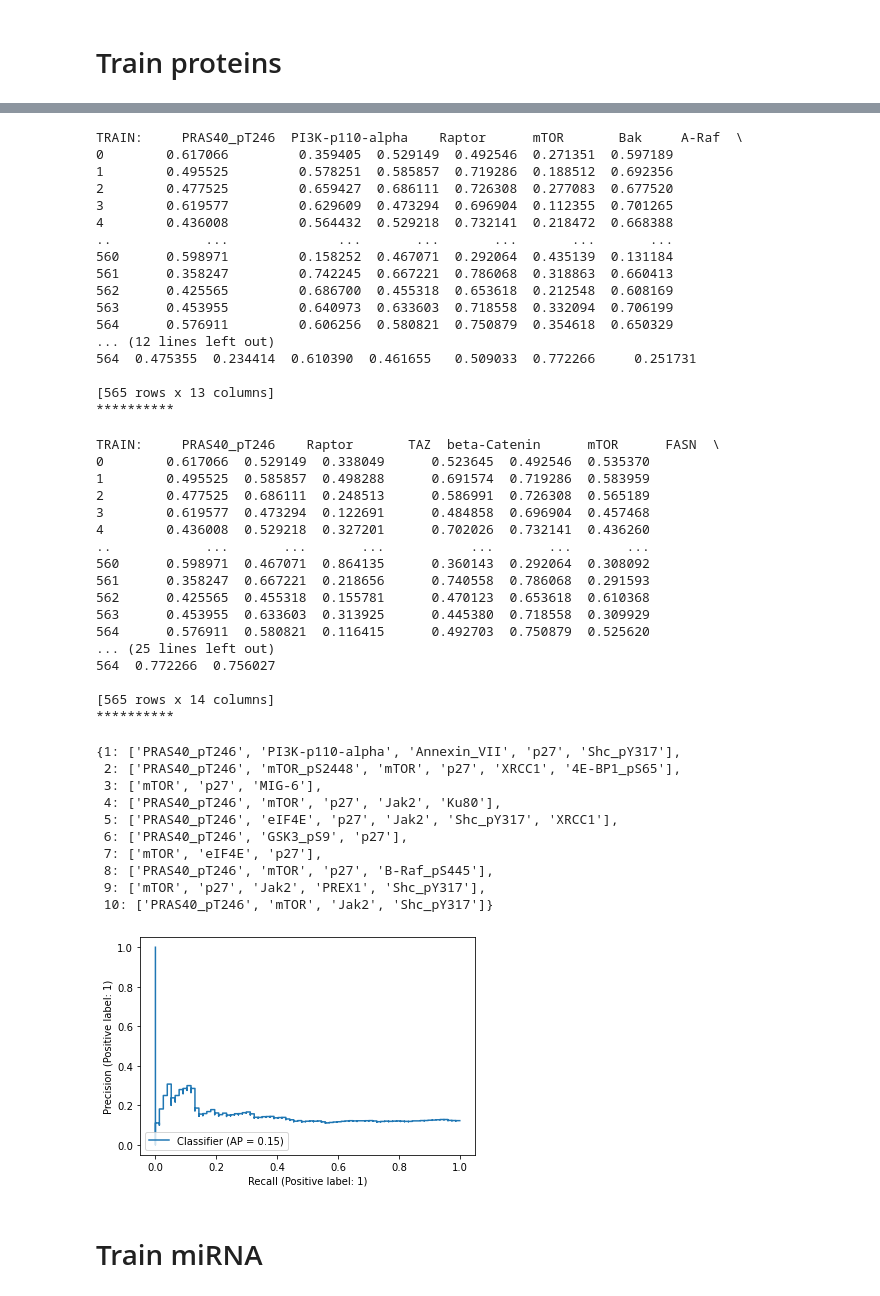
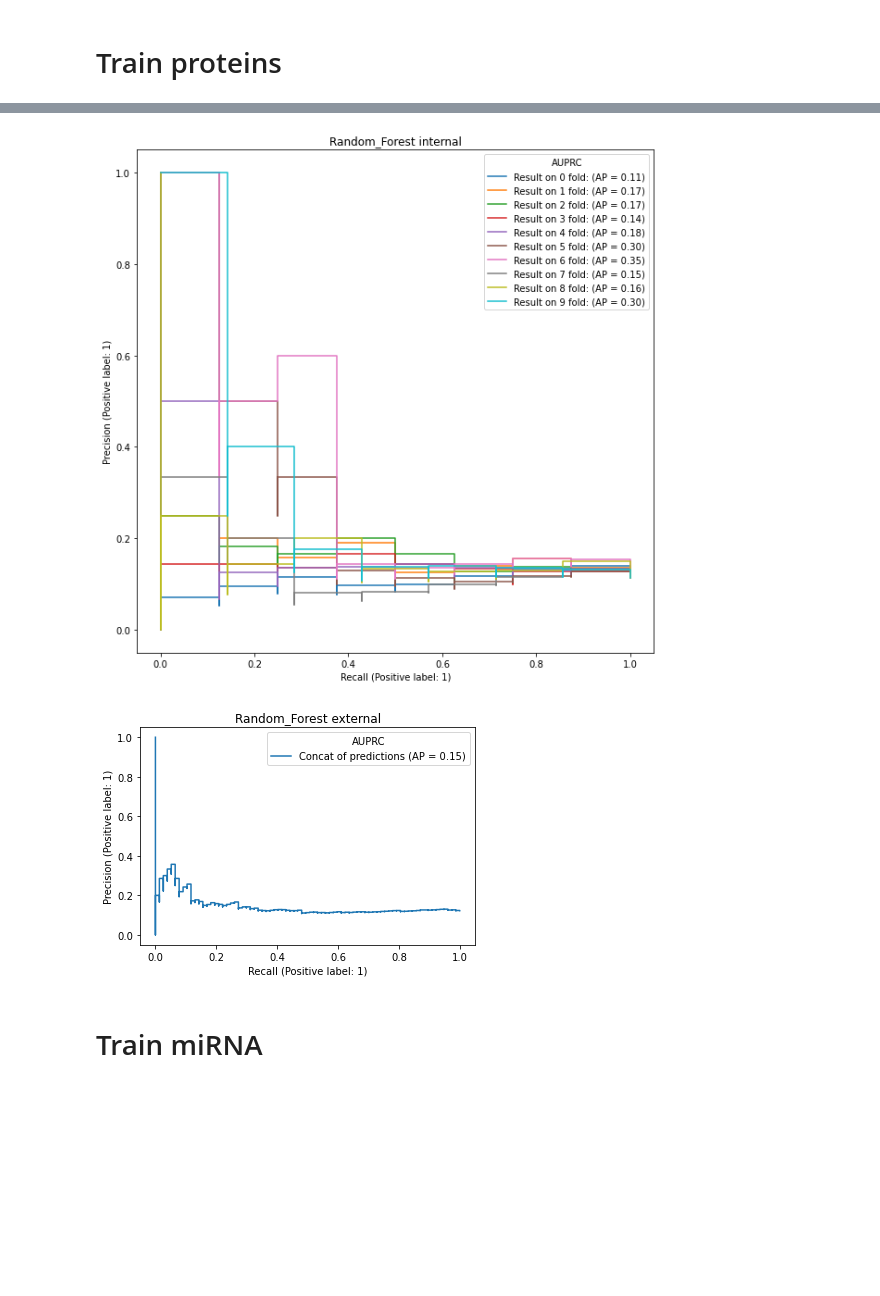
Before and after one commit to aleberans/Analisi-dati-multi-omici-per-la-predizione-della-prognosi-di-pazienti-oncologici, a Jupyter notebook: Experiments_using_R_Function_mannwhtiney_and_multivariate_feature_selection.ipynb, the cells around one changed output, grey strips where cells are left out. Drawn from its saved outputs; the diff is of its cells as text; code cells hidden in the pictures; blank space fills up the shorter version.

```diff
--- a/Experiments_using_R_Function_mannwhtiney_and_multivariate_feature_selection.ipynb
+++ b/Experiments_using_R_Function_mannwhtiney_and_multivariate_feature_selection.ipynb
@@ -492,5 +478,9 @@ def train_using_multivariate(X,
 # %% [markdown]
 # Train proteins
 # %%
-list_selected_feature_proteins = train_using_mann_whitney(df_proteins_removed, label, 10, 'proteins', 'r_function_with_mannwhitney', 'result_new_experiment/')
+!mkdir 'Result/Experiments_using_R_Function_mannwhtiney_and_multivariate_feature_selection_on_fold'
+!mkdir 'Result/Experiments_using_R_Function_mannwhtiney_and_multivariate_feature_selection_on_fold/r_function_with_mannwhitney'
+list_selected_feature_proteins = train_using_mann_whitney(
+    df_proteins_removed, label, 10, 'proteins', 'r_function_with_mannwhitney',
+    'Experiments_using_R_Function_mannwhtiney_and_multivariate_feature_selection_on_fold/')
 # %% [output]
@@ -498,6 +489,7 @@ list_selected_feature_proteins = train_using_mann_whitney(df_proteins_removed, l
 # %%
+!mkdir 'Result/Experiments_using_R_Function_mannwhtiney_and_multivariate_feature_selection_on_fold/r_function_with_mannwhitney_mrmr'
 train_using_multivariate(df_proteins_removed, label, list_selected_feature_proteins, 10,
                          'r_function_with_mannwhitney_mrmr/',
-                         'result_new_experiment/',
+                         'Experiments_using_R_Function_mannwhtiney_and_multivariate_feature_selection_on_fold/',
                          'proteins',
                          'mrmr')
@@ -504,7 +567,8 @@ train_using_multivariate(df_proteins_removed, label, list_selected_feature_prote
 # %%
+!mkdir 'Result/Experiments_using_R_Function_mannwhtiney_and_multivariate_feature_selection_on_fold/r_function_with_mannwhitney_boruta'
 train_using_multivariate(df_proteins_removed, label, list_selected_feature_proteins, 10,
                          'r_function_with_mannwhitney_boruta/',
-                         'result_new_experiment/',
+                         'Experiments_using_R_Function_mannwhtiney_and_multivariate_feature_selection_on_fold/',
                          'proteins',
                          'boruta')
 # %% [output]
@@ -647,48 +585,5 @@ TRAIN:     PRAS40_pT246    Raptor       TAZ      mTOR       Bak      FASN
-TRAIN:     PRAS40_pT246  PI3K-p110-alpha    Raptor      mTOR       Bak     A-Raf  \
-0        0.617066         0.359405  0.529149  0.492546  0.271351  0.597189
-1        0.495525         0.578251  0.585857  0.719286  0.188512  0.692356
-2        0.477525         0.659427  0.686111  0.726308  0.277083  0.677520
-3        0.619577         0.629609  0.473294  0.696904  0.112355  0.701265
-4        0.436008         0.564432  0.529218  0.732141  0.218472  0.668388
-..            ...              ...       ...       ...       ...       ...
-560      0.598971         0.158252  0.467071  0.292064  0.435139  0.131184
-561      0.358247         0.742245  0.667221  0.786068  0.318863  0.660413
-562      0.425565         0.686700  0.455318  0.653618  0.212548  0.608169
-563      0.453955         0.640973  0.633603  0.718558  0.332094  0.706199
-564      0.576911         0.606256  0.580821  0.750879  0.354618  0.650329
-... (12 lines left out)
-564  0.475355  0.234414  0.610390  0.461655   0.509033  0.772266     0.251731
-
-[565 rows x 13 columns]
-**********
-TRAIN:     PRAS40_pT246    Raptor       TAZ  beta-Catenin      mTOR      FASN  \
-0        0.617066  0.529149  0.338049      0.523645  0.492546  0.535370
-1        0.495525  0.585857  0.498288      0.691574  0.719286  0.583959
-2        0.477525  0.686111  0.248513      0.586991  0.726308  0.565189
-3        0.619577  0.473294  0.122691      0.484858  0.696904  0.457468
-4        0.436008  0.529218  0.327201      0.702026  0.732141  0.436260
-..            ...       ...       ...           ...       ...       ...
-560      0.598971  0.467071  0.864135      0.360143  0.292064  0.308092
-561      0.358247  0.667221  0.218656      0.740558  0.786068  0.291593
-562      0.425565  0.455318  0.155781      0.470123  0.653618  0.610368
-563      0.453955  0.633603  0.313925      0.445380  0.718558  0.309929
-564      0.576911  0.580821  0.116415      0.492703  0.750879  0.525620
-... (25 lines left out)
-564  0.772266  0.756027
-
-[565 rows x 14 columns]
-**********
-{1: ['PRAS40_pT246', 'PI3K-p110-alpha', 'Annexin_VII', 'p27', 'Shc_pY317'],
- 2: ['PRAS40_pT246', 'mTOR_pS2448', 'mTOR', 'p27', 'XRCC1', '4E-BP1_pS65'],
- 3: ['mTOR', 'p27', 'MIG-6'],
- 4: ['PRAS40_pT246', 'mTOR', 'p27', 'Jak2', 'Ku80'],
- 5: ['PRAS40_pT246', 'eIF4E', 'p27', 'Jak2', 'Shc_pY317', 'XRCC1'],
- 6: ['PRAS40_pT246', 'GSK3_pS9', 'p27'],
- 7: ['mTOR', 'eIF4E', 'p27'],
- 8: ['PRAS40_pT246', 'mTOR', 'p27', 'B-Raf_pS445'],
- 9: ['mTOR', 'p27', 'Jak2', 'PREX1', 'Shc_pY317'],
- 10: ['PRAS40_pT246', 'mTOR', 'Jak2', 'Shc_pY317']}
-[figure, old version]
+[figure, new version]
+[figure, added]
 # %% [markdown]
 # Train miRNA
 # %%
```
Also changed, not shown: parts of 69 cells of this notebook, 3 other files.
